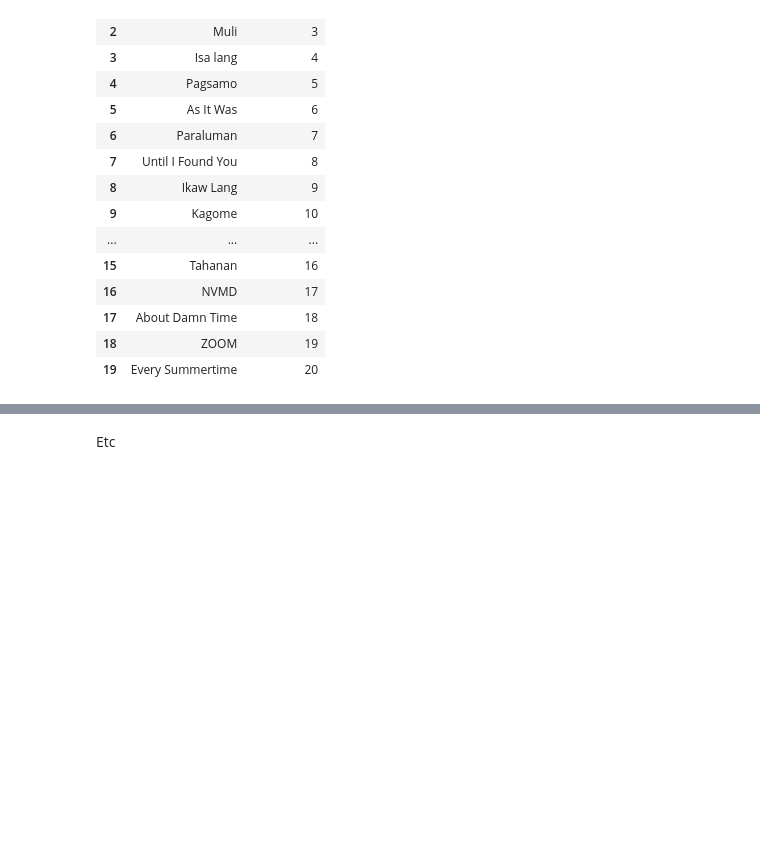
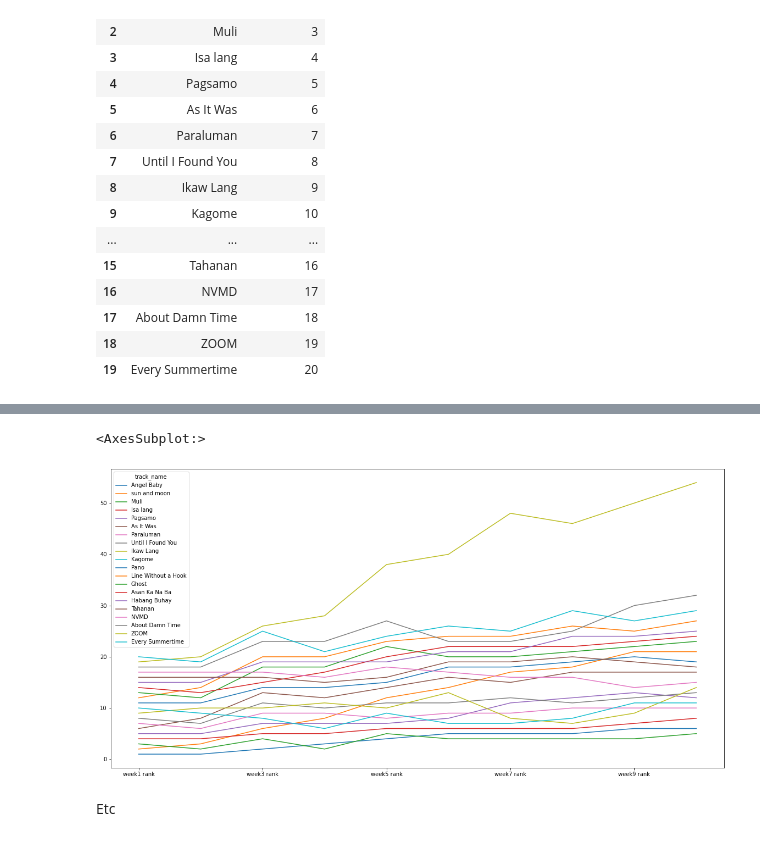
Before and after one commit to dlsucomet/aWit-trial, a Jupyter notebook: matcha.ipynb, the cells around one changed output, grey strips where cells are left out. Drawn from its saved outputs; the diff is of its cells as text; code cells hidden in the pictures; blank space fills up the shorter version.

Commit message:
fixed song trend part

```diff
--- a/matcha.ipynb
+++ b/matcha.ipynb
@@ -326,15 +326,3 @@ song_week1
 | 17 | About Damn Time | 18 |
 | 18 | ZOOM | 19 |
 | 19 | Every Summertime | 20 |
-# %%
-week2rank = []
-for song in song_week1['track_name']:
-     week2rank.append(week2[week2['track_name'] == song]['rank'])
-#print(week2rank)
-#week2rank.append(week2['rank'].where(week2['track_name'] == 'sun and moon'))
-song_week1.insert(2, "week2 rank", week2rank, True)
-
-#print(week2rank.notnull())
-
-
-print(song_week1)
@@ -359,2 +394,10 @@ Name: rank, dtype: int64
+# %%
+song_week1 = song_week1.T
+song_week1.columns = song_week1.iloc[0]
+song_week1 = song_week1[1:]
+song_week1.plot(figsize=(20,10))
+# %% [output]
+<AxesSubplot:>
+[figure, added]
 # %% [markdown]
 Etc
```
Also changed, not shown: parts of 6 cells of this notebook.
